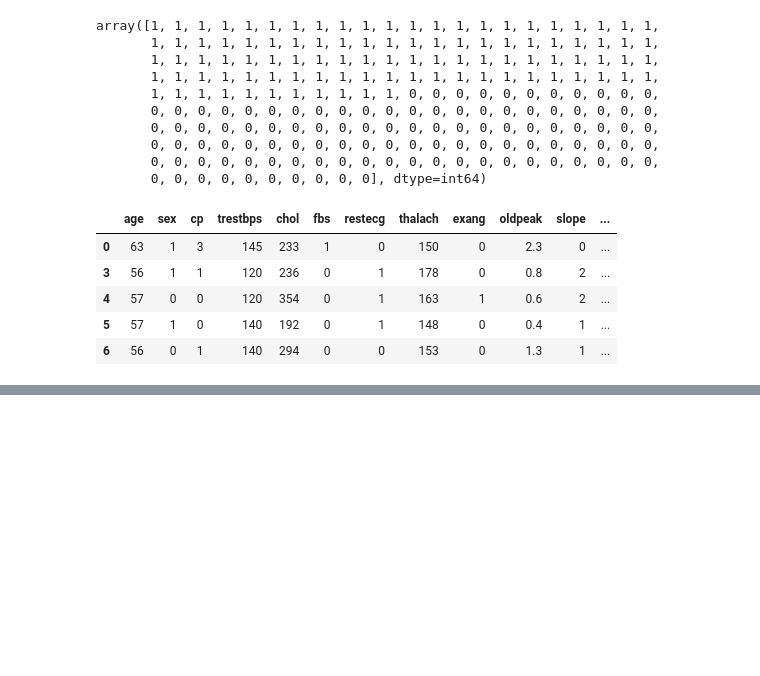
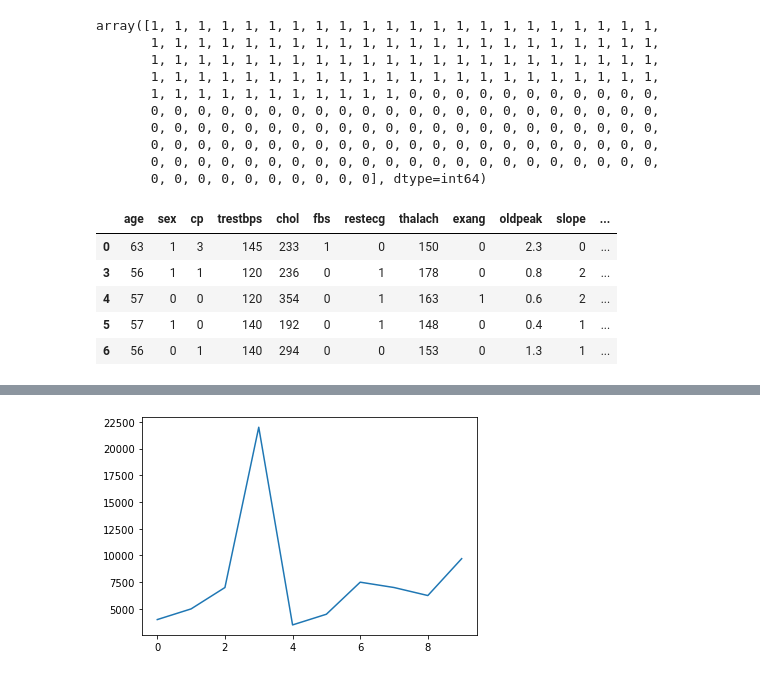
Before and after one commit to theSohanur/pandas-essential, a Jupyter notebook: Matplotlib.ipynb, the cells around one changed output, grey strips where cells are left out. Cells and saved outputs as stored; diff of their text form; code cells hidden in the pictures; blank space fills up the shorter version.

```diff
--- a/Matplotlib.ipynb
+++ b/Matplotlib.ipynb
@@ -565,0 +596,4 @@ Text(0.5, 0.98, 'Heart Disease Analysis')
+# %%
+car_sales['Price'].plot();
+# %% [output]
+[figure, added]
```
Also changed, not shown: parts of 17 cells of this notebook.
